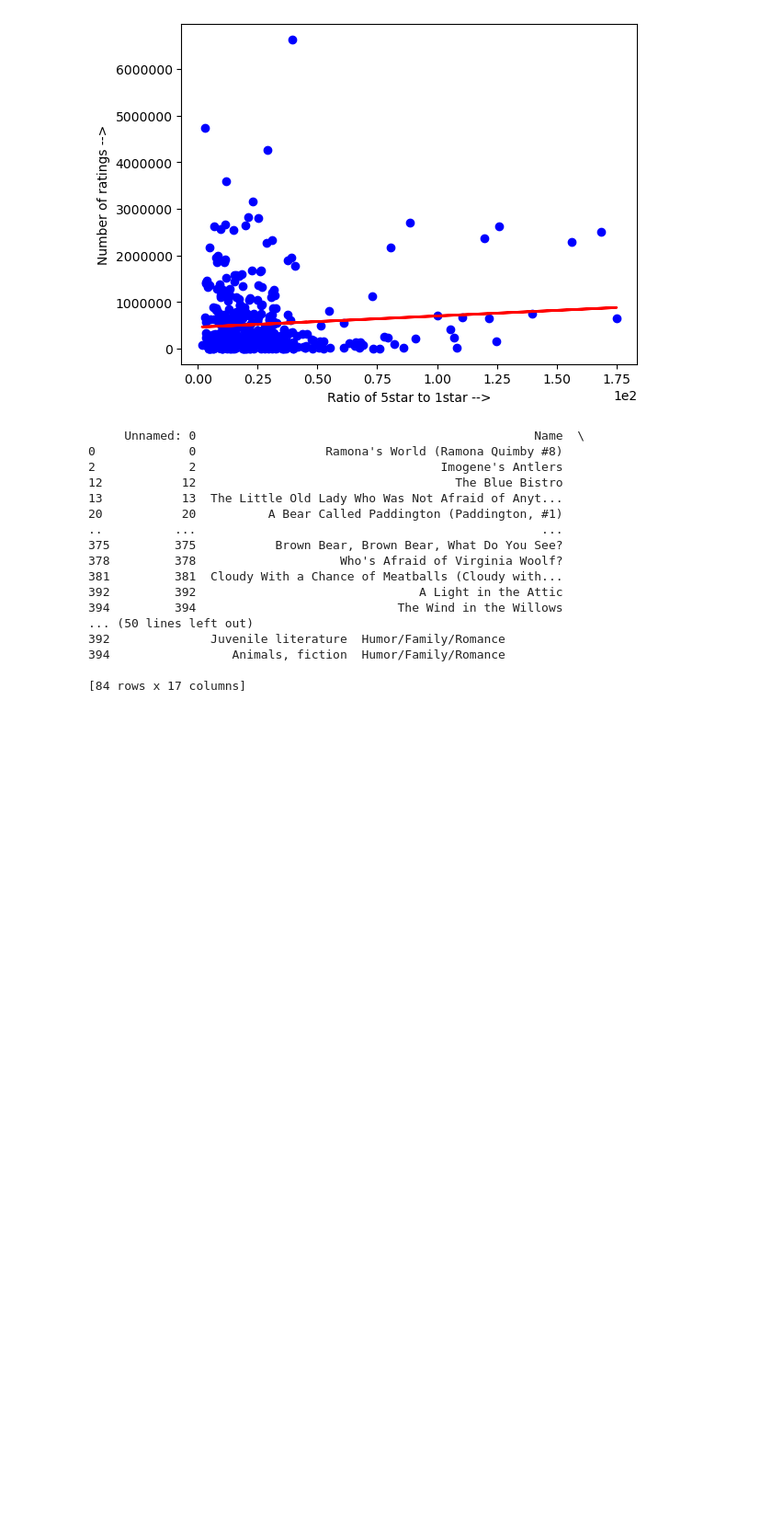
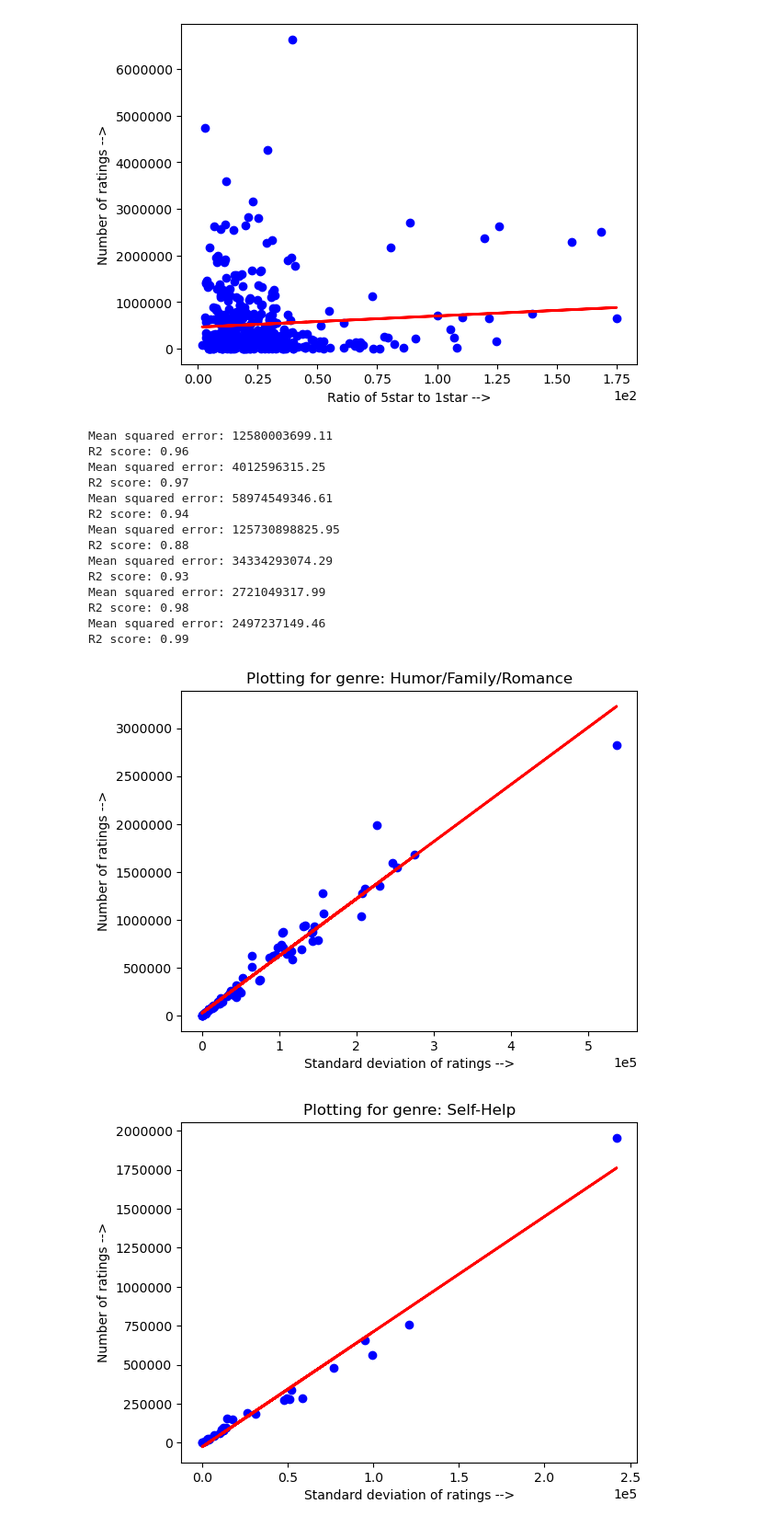
Before and after one commit to agshar96/Data-Literacy-Final-Project, a Jupyter notebook: Controversial Exploration.ipynb, the cells around one changed output. Shown: that part at 92% size. Saved outputs shown, nothing was run; the diff lists cells and outputs as text; code cells hidden in the pictures; blank space fills up the shorter version.

Commit message:
Adding per-genre plots

```diff
--- a/Controversial Exploration.ipynb
+++ b/Controversial Exploration.ipynb
@@ -153,29 +153,35 @@ R2 score: 0.01
 # %%
 ## Per genre analysis. We only plot std-deviation as it gives best relations
 
 unique_values = bookdataset["final genre"].unique()
 
-
+# fig, axs = plt.subplots(7,1)
+count = 0
+fig.tight_layout()
 for genre in unique_values:
     dataSubset = bookdataset.loc[bookdataset["final genre"] == genre]
     ratings_subset = dataSubset[['RatingDist5', 'RatingDist4', 'RatingDist3', 'RatingDist2',
        'RatingDist1']]
     number_of_ratings_subset = dataSubset[['RatingDistTotal']].to_numpy().reshape(-1,1)
+
+    string_print = "Plotting for genre: " + str(genre)
+    fig, axs = plt.subplots()
+    axs.set_title(string_print)
+    do_std_dev_analysis(ratings_subset, number_of_ratings_subset, axs, True)
 # %% [output]
-     Unnamed: 0                                               Name  \
-0             0                  Ramona's World (Ramona Quimby #8)
-2             2                                  Imogene's Antlers
-12           12                                    The Blue Bistro
-13           13  The Little Old Lady Who Was Not Afraid of Anyt...
-20           20          A Bear Called Paddington (Paddington, #1)
-..          ...                                                ...
-375         375           Brown Bear, Brown Bear, What Do You See?
-378         378                    Who's Afraid of Virginia Woolf?
-381         381  Cloudy With a Chance of Meatballs (Cloudy with...
-392         392                               A Light in the Attic
-394         394                            The Wind in the Willows
-... (50 lines left out)
-392              Juvenile literature  Humor/Family/Romance
-394                 Animals, fiction  Humor/Family/Romance
-
-[84 rows x 17 columns]
+Mean squared error: 12580003699.11
+R2 score: 0.96
+Mean squared error: 4012596315.25
+R2 score: 0.97
+Mean squared error: 58974549346.61
+R2 score: 0.94
+Mean squared error: 125730898825.95
+R2 score: 0.88
+Mean squared error: 34334293074.29
+R2 score: 0.93
+Mean squared error: 2721049317.99
+R2 score: 0.98
+Mean squared error: 2497237149.46
+R2 score: 0.99
+[figure, added]
+[figure, added]
```
Also changed, not shown: parts of 1 cell of this notebook.
